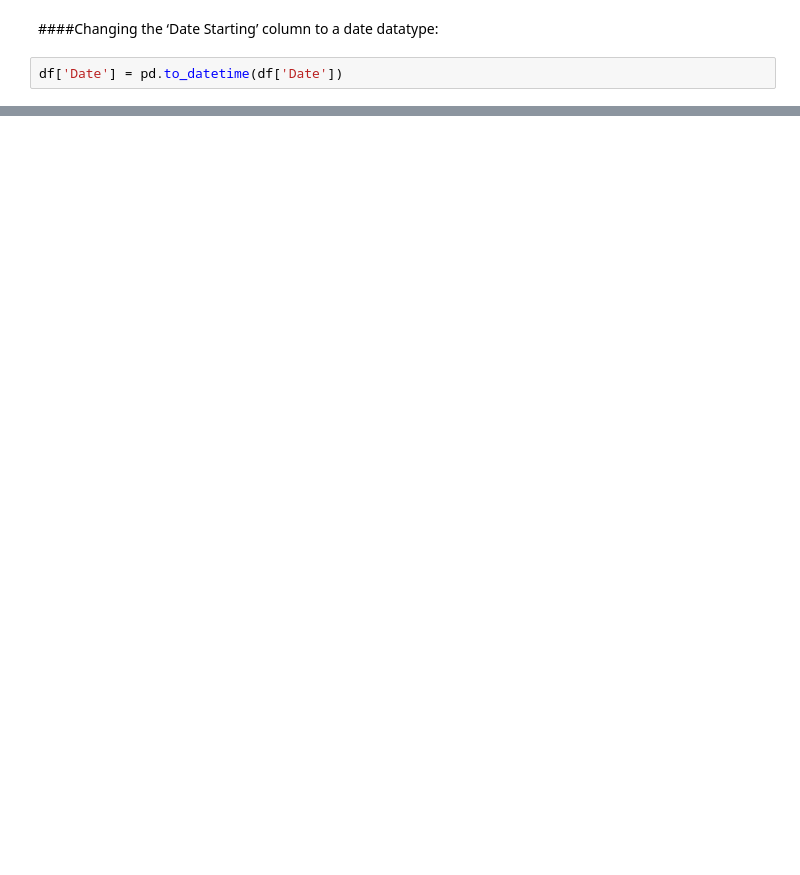
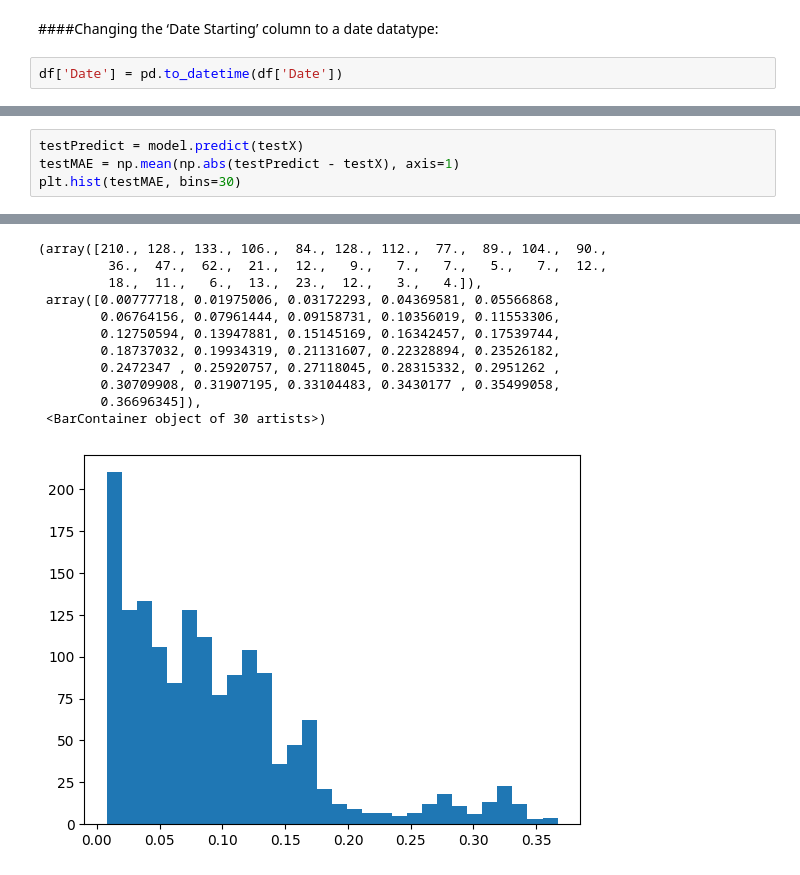
Before and after one commit to mofuoku417/anomaly-detection, a Jupyter notebook: Detecting_Anomalies_In_Crude_Oil_Prices_Using_Deep_Learning.ipynb, the cells around one changed output, grey strips where cells are left out. Saved outputs shown, nothing was run; the diff lists cells and outputs as text; blank space fills up the shorter version.

```diff
--- a/Detecting_Anomalies_In_Crude_Oil_Prices_Using_Deep_Learning.ipynb
+++ b/Detecting_Anomalies_In_Crude_Oil_Prices_Using_Deep_Learning.ipynb
@@ -239,0 +240,5 @@ dtype: object
+# %%
+testPredict = model.predict(testX)
+testMAE = np.mean(np.abs(testPredict - testX), axis=1)
+plt.hist(testMAE, bins=30)
+# %% [output]
@@ -239,0 +246,12 @@ dtype: object
+(array([210., 128., 133., 106.,  84., 128., 112.,  77.,  89., 104.,  90.,
+         36.,  47.,  62.,  21.,  12.,   9.,   7.,   7.,   5.,   7.,  12.,
+         18.,  11.,   6.,  13.,  23.,  12.,   3.,   4.]),
+ array([0.00777718, 0.01975006, 0.03172293, 0.04369581, 0.05566868,
+        0.06764156, 0.07961444, 0.09158731, 0.10356019, 0.11553306,
+        0.12750594, 0.13947881, 0.15145169, 0.16342457, 0.17539744,
+        0.18737032, 0.19934319, 0.21131607, 0.22328894, 0.23526182,
+        0.2472347 , 0.25920757, 0.27118045, 0.28315332, 0.2951262 ,
+        0.30709908, 0.31907195, 0.33104483, 0.3430177 , 0.35499058,
+        0.36696345]),
+ <BarContainer object of 30 artists>)
+[figure, added]
```
Also changed, not shown: parts of 48 cells of this notebook.
